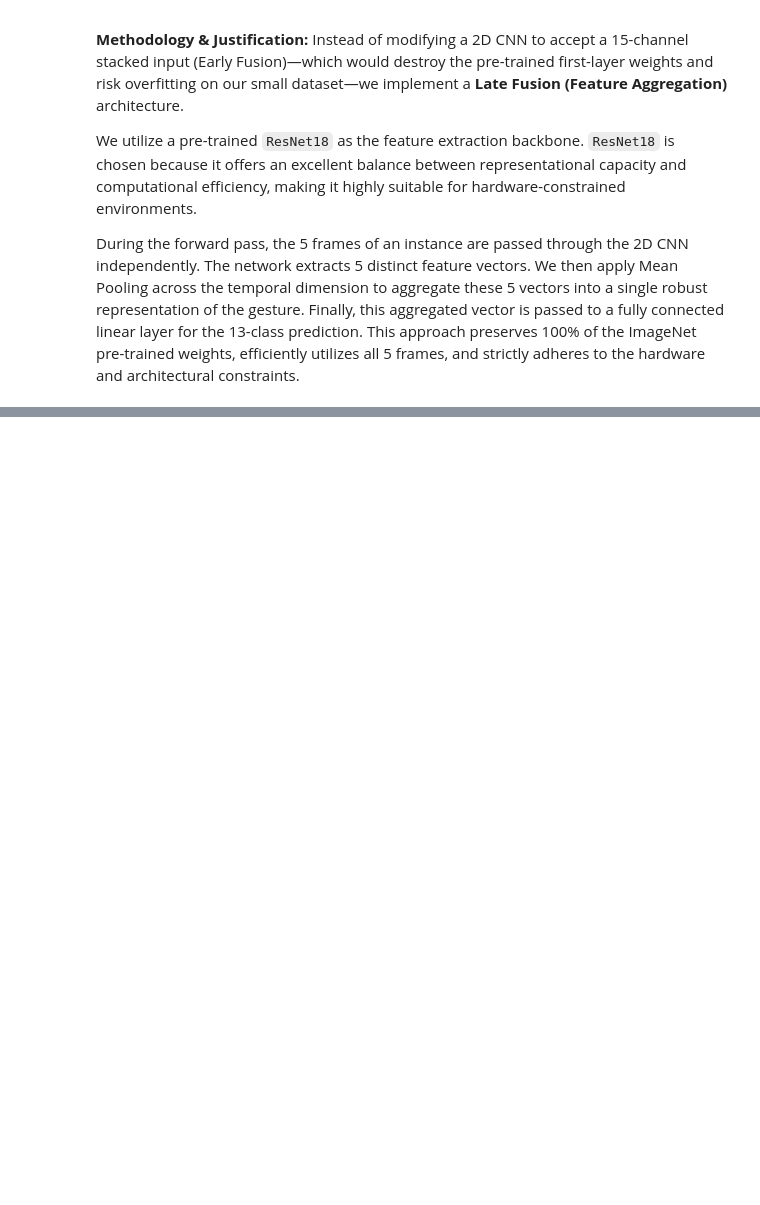
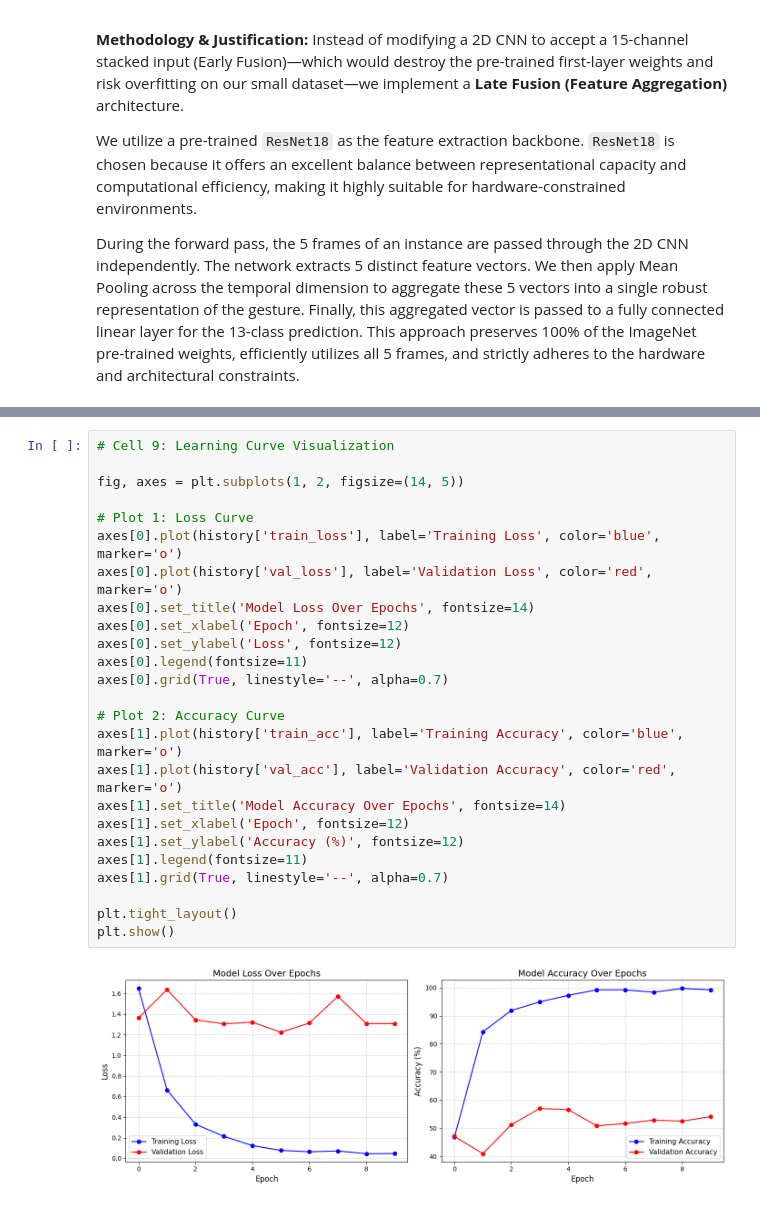
Before and after one commit to Satish-Kuppan/cosc2779-a1-drone-gestures, a Jupyter notebook: COSC2779_A1_Gesture_Classifier.ipynb, the cells around one changed output, grey strips where cells are left out. Drawn from its saved outputs; the diff is of its cells as text; blank space fills up the shorter version.

Commit message:
feat: implement training loop, optimizer, and learning curve visualizations

```diff
--- a/COSC2779_A1_Gesture_Classifier.ipynb
+++ b/COSC2779_A1_Gesture_Classifier.ipynb
@@ -216,0 +325,27 @@ Late Fusion Model successfully initialized.
+# %%
+# Cell 9: Learning Curve Visualization
+
+fig, axes = plt.subplots(1, 2, figsize=(14, 5))
+
+# Plot 1: Loss Curve
+axes[0].plot(history['train_loss'], label='Training Loss', color='blue', marker='o')
+axes[0].plot(history['val_loss'], label='Validation Loss', color='red', marker='o')
+axes[0].set_title('Model Loss Over Epochs', fontsize=14)
+axes[0].set_xlabel('Epoch', fontsize=12)
+axes[0].set_ylabel('Loss', fontsize=12)
+axes[0].legend(fontsize=11)
+axes[0].grid(True, linestyle='--', alpha=0.7)
+
+# Plot 2: Accuracy Curve
+axes[1].plot(history['train_acc'], label='Training Accuracy', color='blue', marker='o')
+axes[1].plot(history['val_acc'], label='Validation Accuracy', color='red', marker='o')
+axes[1].set_title('Model Accuracy Over Epochs', fontsize=14)
+axes[1].set_xlabel('Epoch', fontsize=12)
+axes[1].set_ylabel('Accuracy (%)', fontsize=12)
+axes[1].legend(fontsize=11)
+axes[1].grid(True, linestyle='--', alpha=0.7)
+
+plt.tight_layout()
+plt.show()
+# %% [output]
+[figure, added]
```
Also changed, not shown: parts of 3 cells of this notebook.
